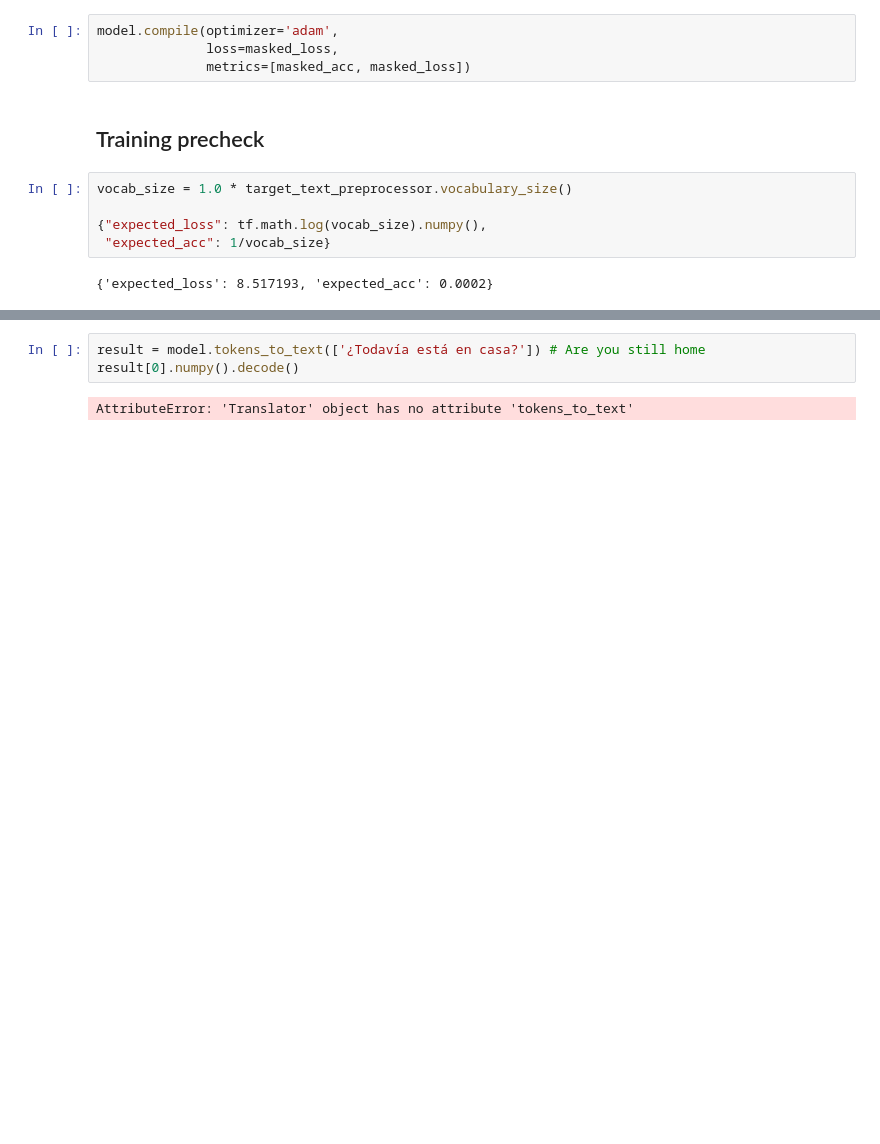
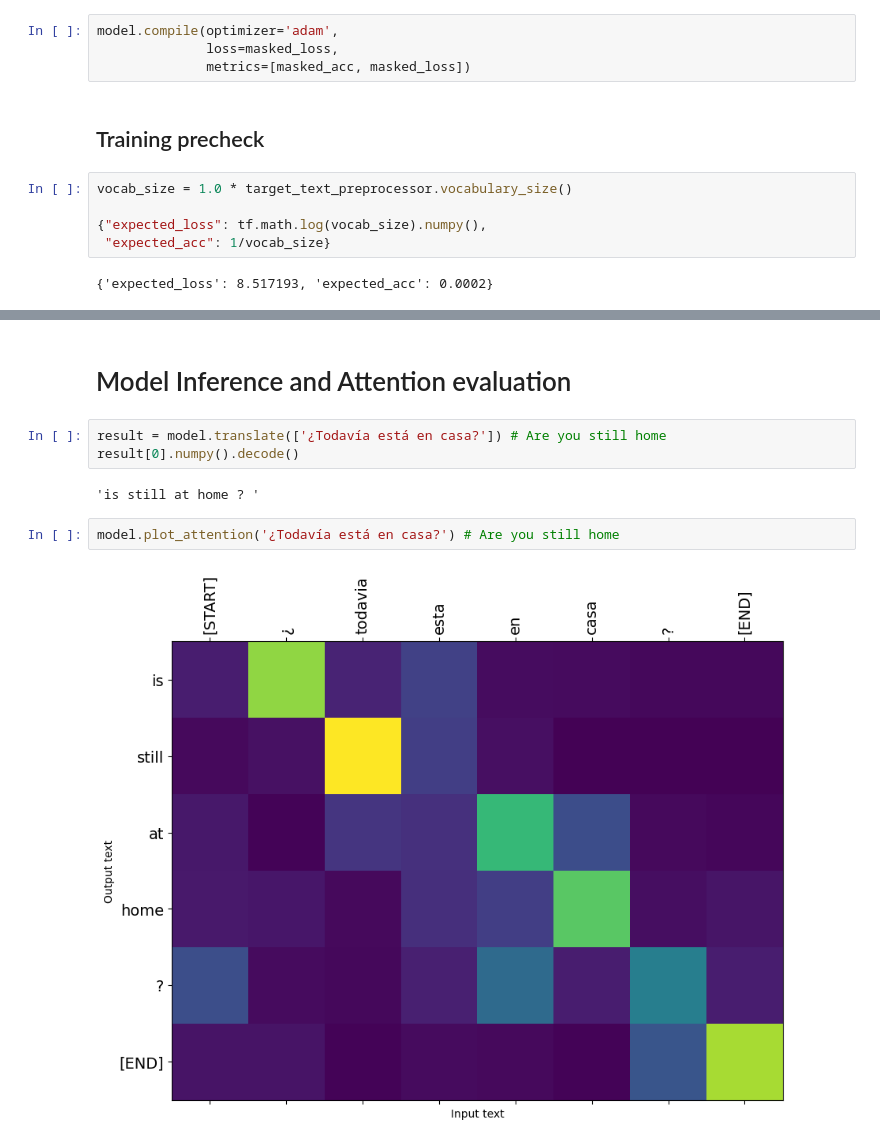
Before and after one commit to vincent05r/NMT-seq2seq-attention, a Jupyter notebook: nmt.ipynb, the cells around one changed output, grey strips where cells are left out. Cells and saved outputs as stored; diff of their text form; blank space fills up the shorter version.

```diff
--- a/nmt.ipynb
+++ b/nmt.ipynb
@@ -634,5 +733,11 @@ plt.legend()
+# %% [markdown]
+# Model Inference and Attention evaluation
 # %%
-result = model.tokens_to_text(['¿Todavía está en casa?']) # Are you still home
+result = model.translate(['¿Todavía está en casa?']) # Are you still home
 result[0].numpy().decode()
 # %% [output]
-AttributeError: 'Translator' object has no attribute 'tokens_to_text'
+'is still at home ? '
+# %%
+model.plot_attention('¿Todavía está en casa?') # Are you still home
+# %% [output]
+[figure, added]
```
Also changed, not shown: parts of 21 cells of this notebook.
